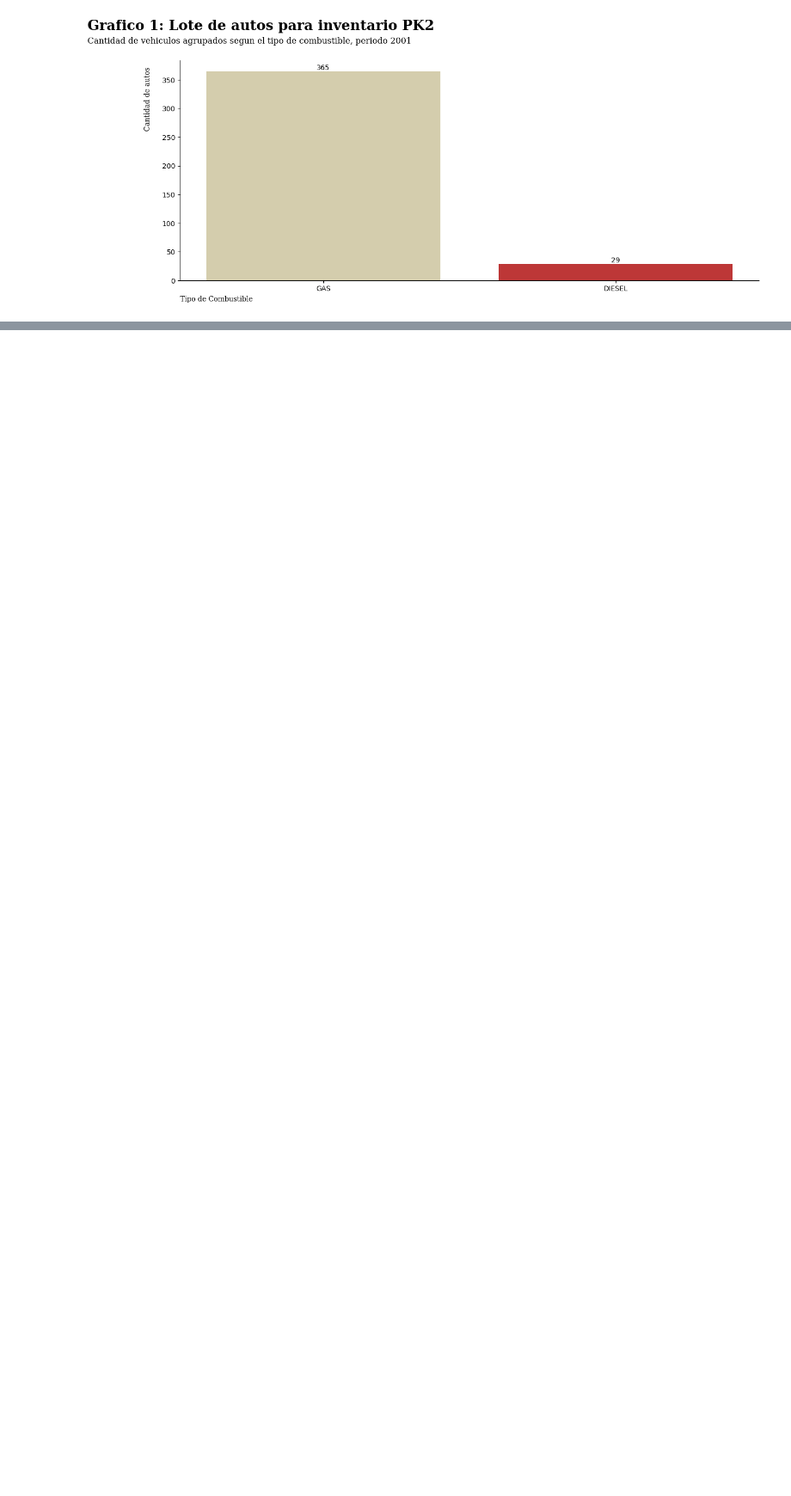
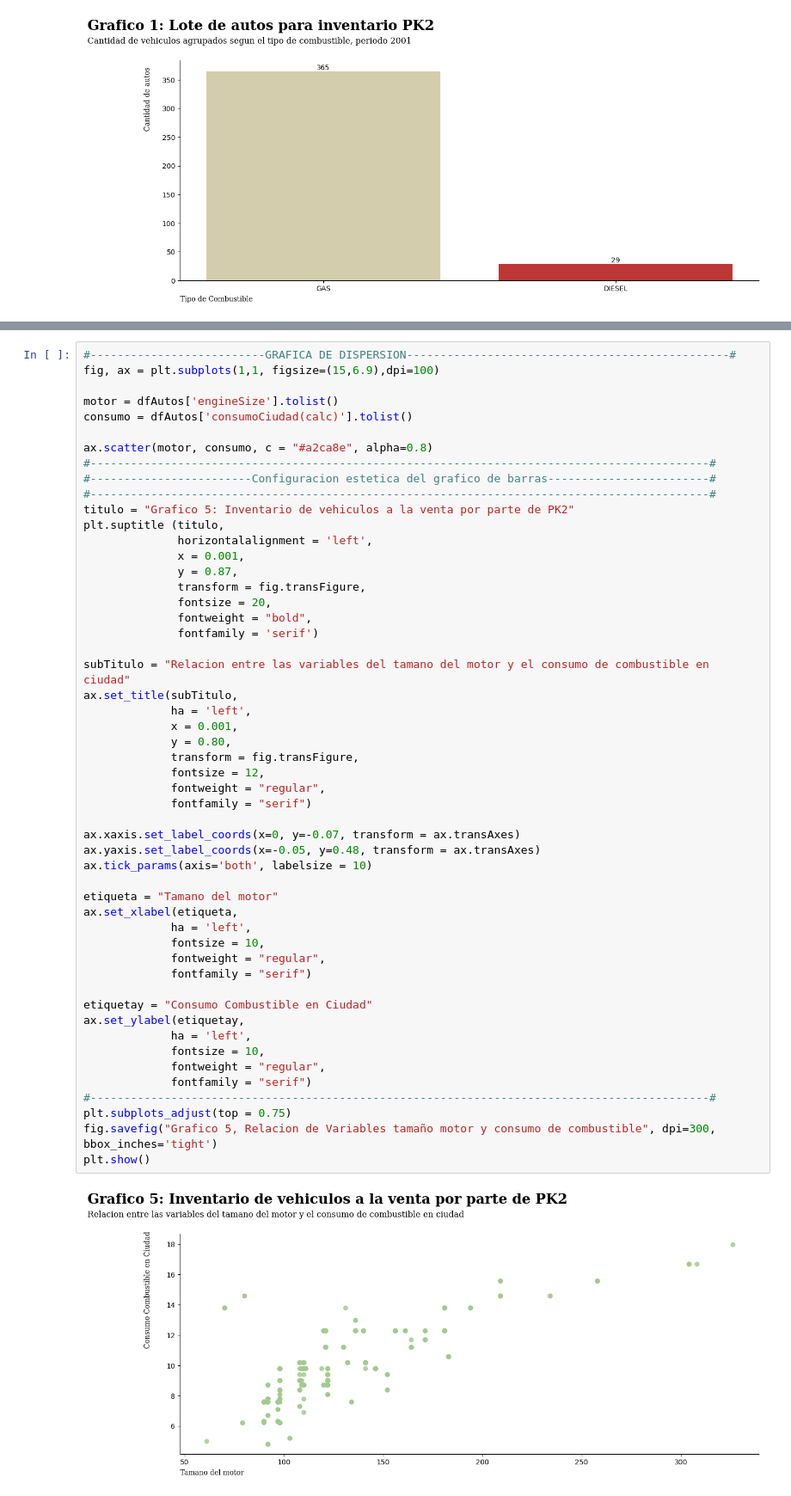
Before and after one commit to AnaB1199/Analisis-de-Datos, a Jupyter notebook: AD Carros 2025.ipynb, the cells around one changed output, grey strips where cells are left out. Shown at 86% size. Drawn from its saved outputs; the diff is of its cells as text; blank space fills up the shorter version.

```diff
--- a/AD Carros 2025.ipynb
+++ b/AD Carros 2025.ipynb
@@ -867,0 +1052,54 @@ plt.show()
+# %%
+#--------------------------GRAFICA DE DISPERSION------------------------------------------------#
+fig, ax = plt.subplots(1,1, figsize=(15,6.9),dpi=100)
+
+motor = dfAutos['engineSize'].tolist()
+consumo = dfAutos['consumoCiudad(calc)'].tolist()
+
+ax.scatter(motor, consumo, c = "#a2ca8e", alpha=0.8)
+#--------------------------------------------------------------------------------------------#
+#------------------------Configuracion estetica del grafico de barras------------------------#
+#--------------------------------------------------------------------------------------------#
+titulo = "Grafico 5: Inventario de vehiculos a la venta por parte de PK2"
+plt.suptitle (titulo,
+              horizontalalignment = 'left',
+              x = 0.001,
+              y = 0.87,
+              transform = fig.transFigure,
+              fontsize = 20,
+              fontweight = "bold",
+              fontfamily = 'serif')
+
+subTitulo = "Relacion entre las variables del tamano del motor y el consumo de combustible en ciudad"
+ax.set_title(subTitulo,
+             ha = 'left',
+             x = 0.001,
+             y = 0.80,
+             transform = fig.transFigure,
+             fontsize = 12,
+             fontweight = "regular",
+             fontfamily = "serif")
+
+ax.xaxis.set_label_coords(x=0, y=-0.07, transform = ax.transAxes)
+ax.yaxis.set_label_coords(x=-0.05, y=0.48, transform = ax.transAxes)
+ax.tick_params(axis='both', labelsize = 10)
+
+etiqueta = "Tamano del motor"
+ax.set_xlabel(etiqueta,
+             ha = 'left',
+             fontsize = 10,
+             fontweight = "regular",
+             fontfamily = "serif")
+
+etiquetay = "Consumo Combustible en Ciudad"
+ax.set_ylabel(etiquetay,
+             ha = 'left',
+             fontsize = 10,
+             fontweight = "regular",
+             fontfamily = "serif")
+#--------------------------------------------------------------------------------------------#
+plt.subplots_adjust(top = 0.75)
+fig.savefig("Grafico 5, Relacion de Variables tamaño motor y consumo de combustible", dpi=300, bbox_inches='tight')
+plt.show()
+# %% [output]
+[figure, added]
```
Also changed, not shown: parts of 9 cells of this notebook.
